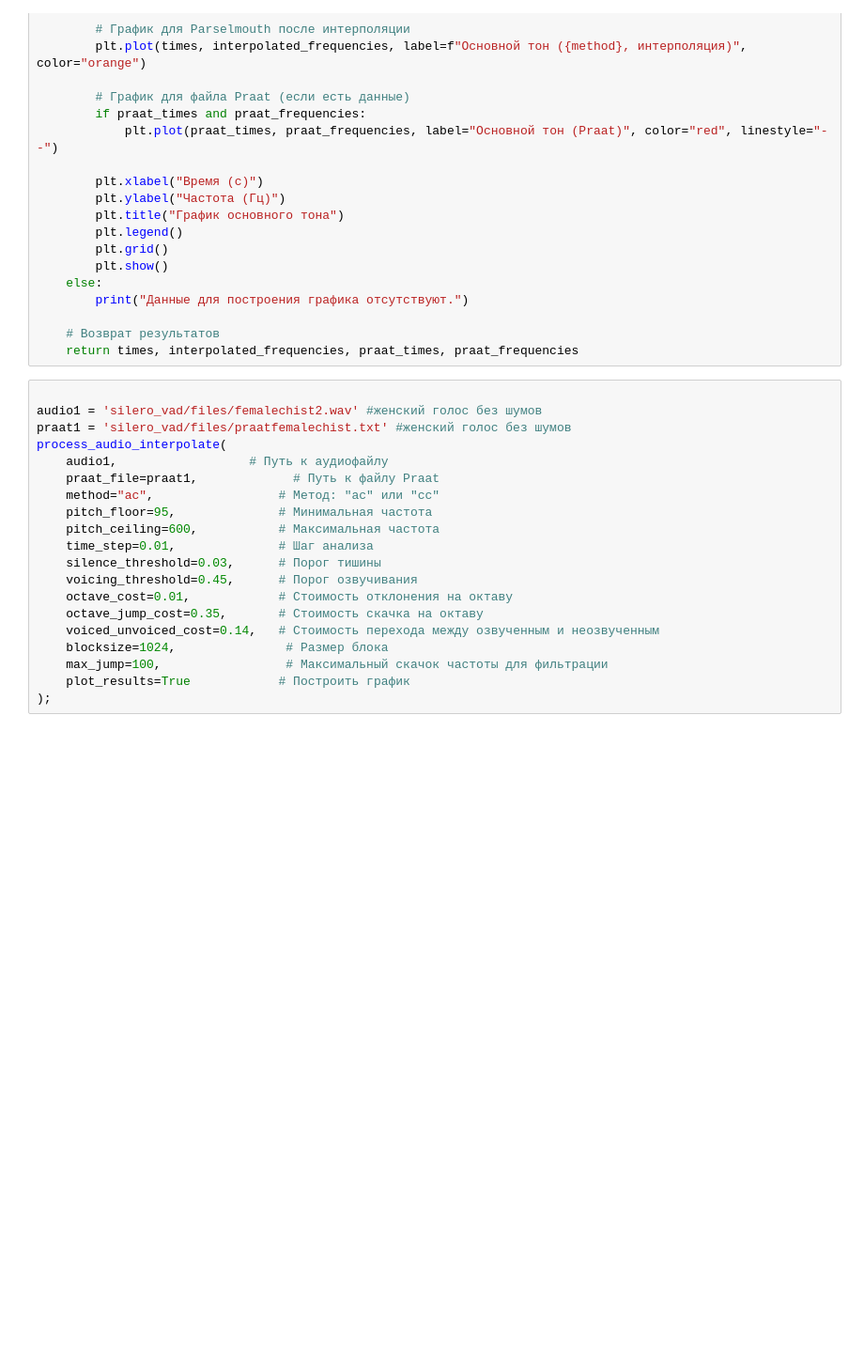
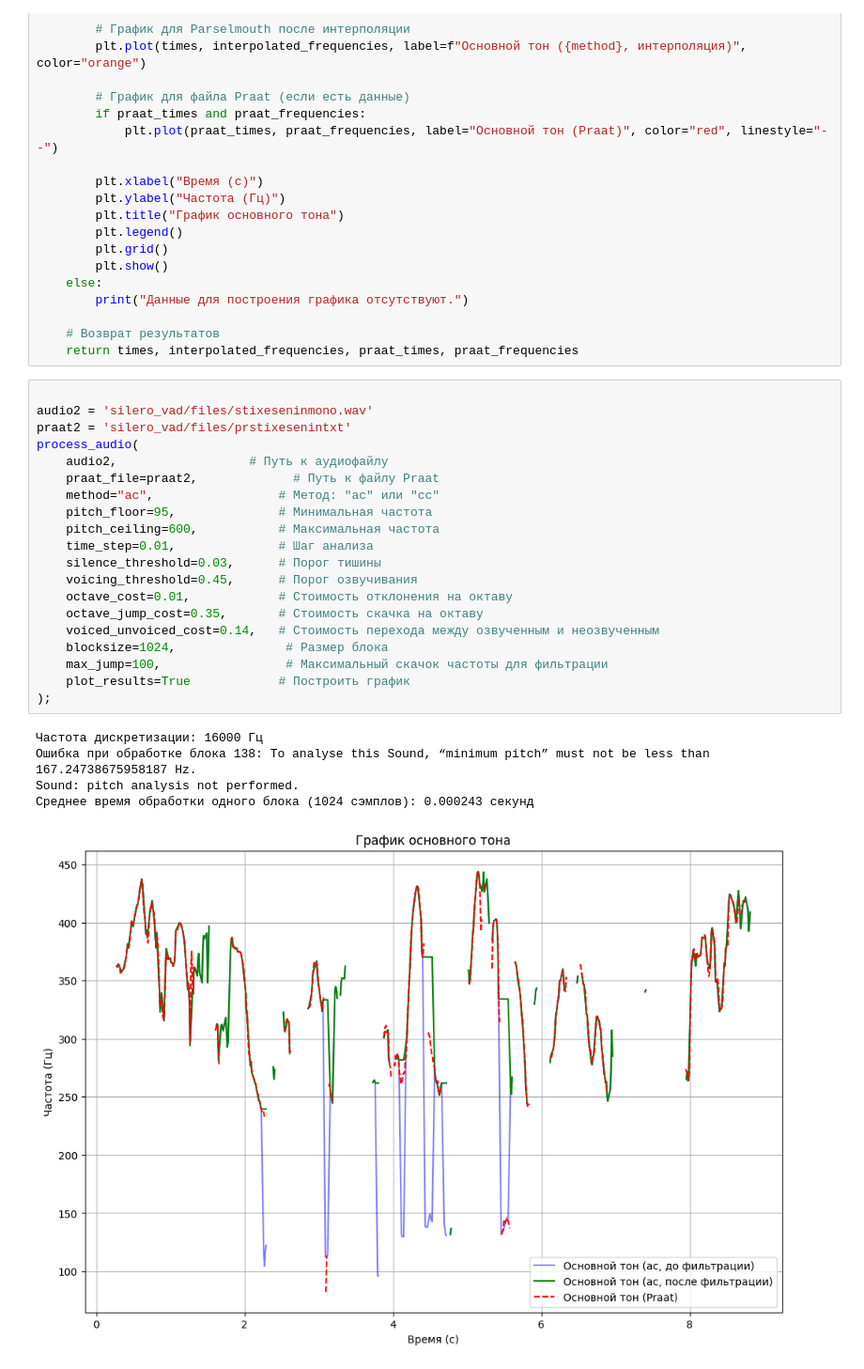
Before and after one commit to crazy-historian/speech_enhancement, a Jupyter notebook: pitchwithfilter.ipynb, the cells around one changed output. Shown: that part at 94% size. Saved outputs shown, nothing was run; the diff lists cells and outputs as text; blank space fills up the shorter version.

Commit message:
добавил тест на детских голосах

```diff
--- a/pitchwithfilter.ipynb
+++ b/pitchwithfilter.ipynb
@@ -523,21 +523,27 @@ def process_audio_interpolate(
     return times, interpolated_frequencies, praat_times, praat_frequencies
 # %%
 
-audio1 = 'silero_vad/files/femalechist2.wav' #женский голос без шумов
-praat1 = 'silero_vad/files/praatfemalechist.txt' #женский голос без шумов
-process_audio_interpolate(
-    audio1,                  # Путь к аудиофайлу
-    praat_file=praat1,             # Путь к файлу Praat
+audio2 = 'silero_vad/files/stixeseninmono.wav'
+praat2 = 'silero_vad/files/prstixesenintxt'
+process_audio(
+    audio2,                  # Путь к аудиофайлу
+    praat_file=praat2,             # Путь к файлу Praat
     method="ac",                 # Метод: "ac" или "cc"
     pitch_floor=95,              # Минимальная частота
     pitch_ceiling=600,           # Максимальная частота
     time_step=0.01,              # Шаг анализа
     silence_threshold=0.03,      # Порог тишины
     voicing_threshold=0.45,      # Порог озвучивания
     octave_cost=0.01,            # Стоимость отклонения на октаву
     octave_jump_cost=0.35,       # Стоимость скачка на октаву
     voiced_unvoiced_cost=0.14,   # Стоимость перехода между озвученным и неозвученным
     blocksize=1024,               # Размер блока
     max_jump=100,                 # Максимальный скачок частоты для фильтрации
     plot_results=True            # Построить график
 );
+# %% [output]
+Частота дискретизации: 16000 Гц
+Ошибка при обработке блока 138: To analyse this Sound, “minimum pitch” must not be less than 167.24738675958187 Hz.
+Sound: pitch analysis not performed.
+Среднее время обработки одного блока (1024 сэмплов): 0.000243 секунд
+[figure, added]
```
Also changed, not shown: 12 other files.
